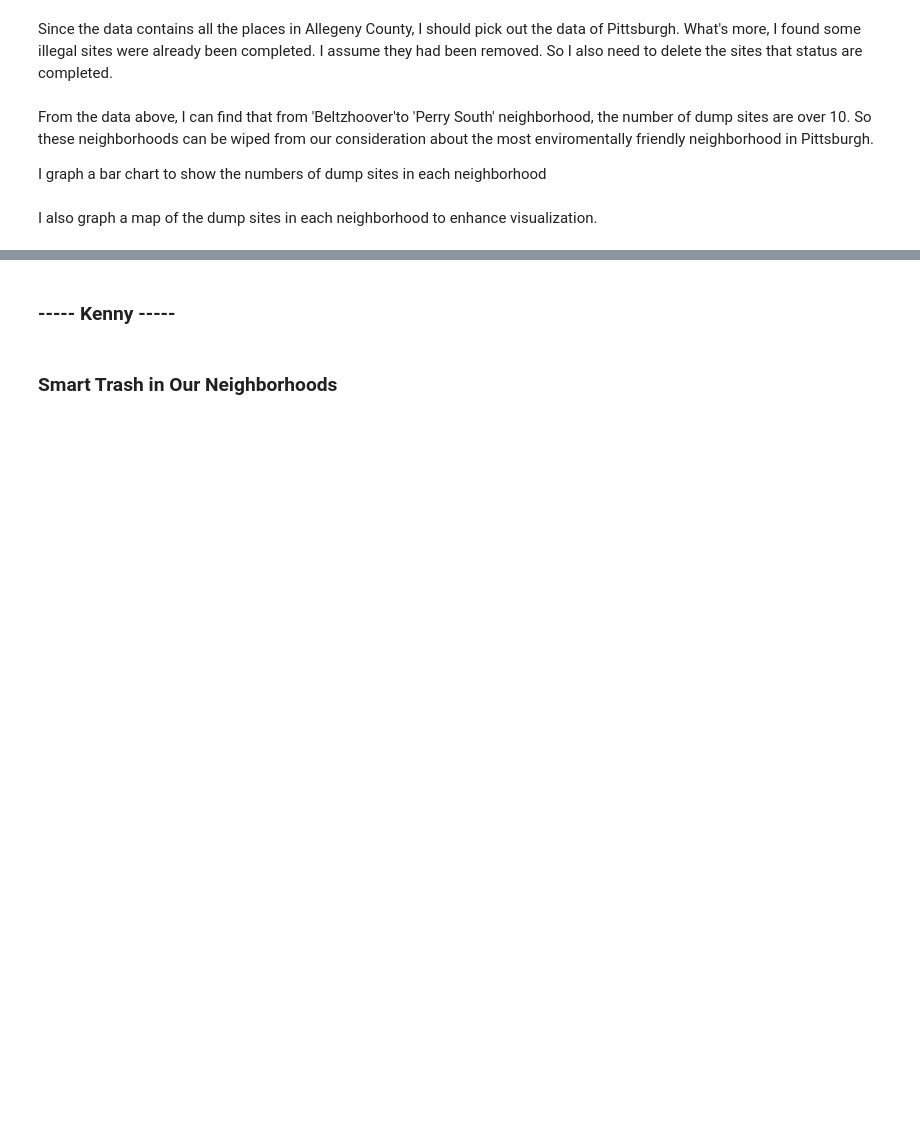
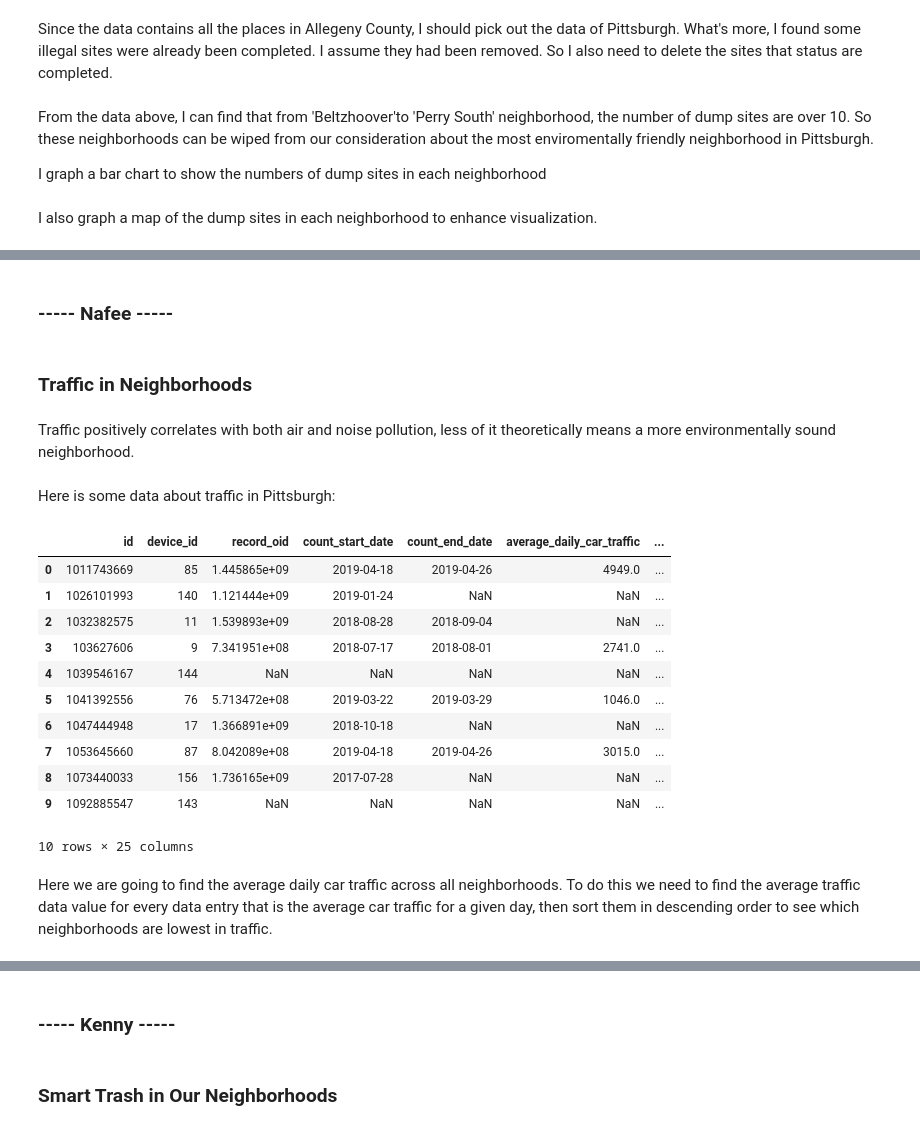
Before and after one commit to AndyDobrowolski/0010FinalProject, a Jupyter notebook: Main.ipynb, the cells around one changed output, grey strips where cells are left out. Drawn from its saved outputs; the diff is of its cells as text; code cells hidden in the pictures; blank space fills up the shorter version.

Commit message:
Added Nafee cells to Main

```diff
--- a/Main.ipynb
+++ b/Main.ipynb
@@ -54,0 +57,6 @@ bin_map.plot(column='Status',
+# %% [markdown]
+### ----- Nafee -----
+# %% [markdown]
+### Traffic in Neighborhoods
+# %% [markdown]
+Traffic positively correlates with both air and noise pollution, less of it theoretically means a more environmentally sound neighborhood.
@@ -54,0 +70,22 @@ bin_map.plot(column='Status',
+# %% [markdown]
+Here is some data about traffic in Pittsburgh:
+# %%
+# import dataset
+traffic  = pd.read_csv('Datasets\TrafficCountData.csv')
+# print first 10 entries
+traffic.head(10)
+# %% [output]
+|  | id | device_id | record_oid | count_start_date | count_end_date | average_daily_car_traffic | ... |
+| 0 | 1011743669 | 85 | 1.445865e+09 | 2019-04-18 | 2019-04-26 | 4949.0 | ... |
+| 1 | 1026101993 | 140 | 1.121444e+09 | 2019-01-24 | NaN | NaN | ... |
+| 2 | 1032382575 | 11 | 1.539893e+09 | 2018-08-28 | 2018-09-04 | NaN | ... |
+| 3 | 103627606 | 9 | 7.341951e+08 | 2018-07-17 | 2018-08-01 | 2741.0 | ... |
+| 4 | 1039546167 | 144 | NaN | NaN | NaN | NaN | ... |
+| 5 | 1041392556 | 76 | 5.713472e+08 | 2019-03-22 | 2019-03-29 | 1046.0 | ... |
+| 6 | 1047444948 | 17 | 1.366891e+09 | 2018-10-18 | NaN | NaN | ... |
+| 7 | 1053645660 | 87 | 8.042089e+08 | 2019-04-18 | 2019-04-26 | 3015.0 | ... |
+| 8 | 1073440033 | 156 | 1.736165e+09 | 2017-07-28 | NaN | NaN | ... |
+| 9 | 1092885547 | 143 | NaN | NaN | NaN | NaN | ... |
+10 rows × 25 columns
+# %% [markdown]
+Here we are going to find the average daily car traffic across all neighborhoods. To do this we need to find the average traffic data value for every data entry that is the average car traffic for a given day, then sort them in descending order to see which neighborhoods are lowest in traffic.
```
Also changed, not shown: parts of 9 cells of this notebook.
